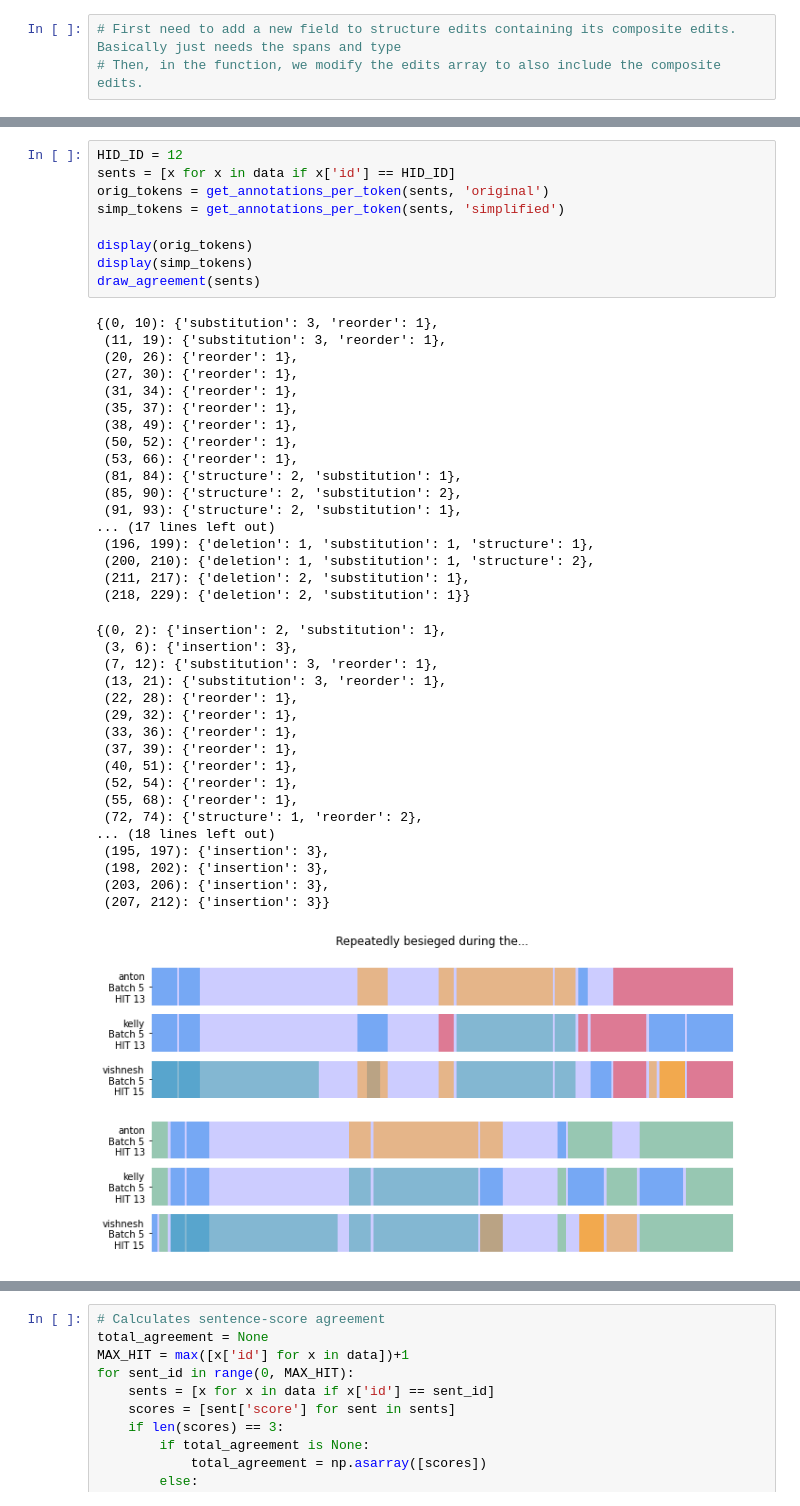
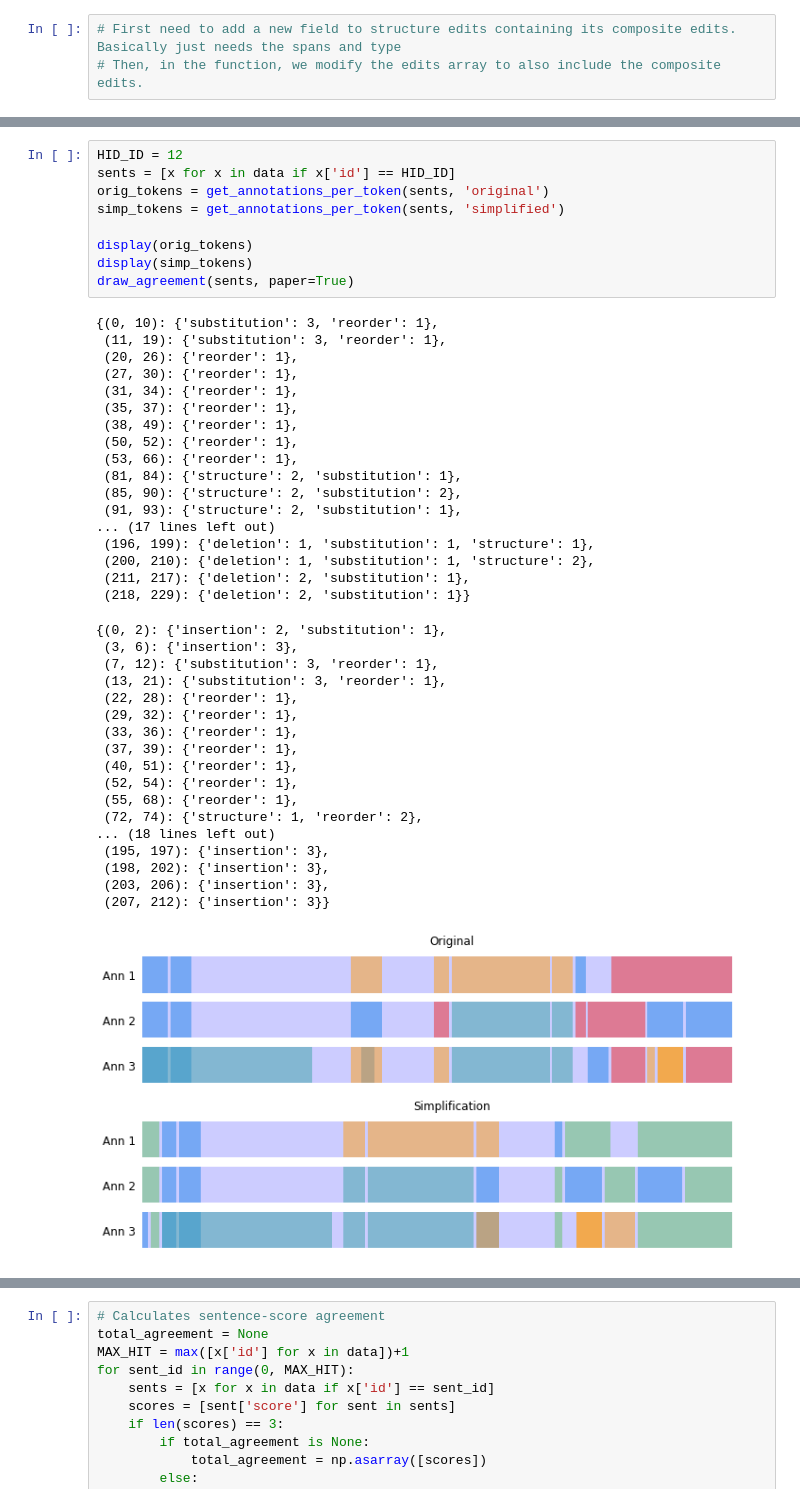
Before and after one commit to Yao-Dou/ts-annotation-tool, a Jupyter notebook: data/analysis/agreement.ipynb, the cells around one changed output, grey strips where cells are left out. Saved outputs shown, nothing was run; the diff lists cells and outputs as text.

```diff
--- a/data/analysis/agreement.ipynb
+++ b/data/analysis/agreement.ipynb
@@ -111,7 +184,7 @@ simp_tokens = get_annotations_per_token(sents, 'simplified')
 
 display(orig_tokens)
 display(simp_tokens)
-draw_agreement(sents)
+draw_agreement(sents, paper=True)
 # %% [output]
 {(0, 10): {'substitution': 3, 'reorder': 1},
  (11, 19): {'substitution': 3, 'reorder': 1},
@@ -120,34 +193,34 @@ draw_agreement(sents)
  (31, 34): {'reorder': 1},
  (35, 37): {'reorder': 1},
  (38, 49): {'reorder': 1},
  (50, 52): {'reorder': 1},
  (53, 66): {'reorder': 1},
  (81, 84): {'structure': 2, 'substitution': 1},
  (85, 90): {'structure': 2, 'substitution': 2},
  (91, 93): {'structure': 2, 'substitution': 1},
 ... (17 lines left out)
  (196, 199): {'deletion': 1, 'substitution': 1, 'structure': 1},
  (200, 210): {'deletion': 1, 'substitution': 1, 'structure': 2},
  (211, 217): {'deletion': 2, 'substitution': 1},
  (218, 229): {'deletion': 2, 'substitution': 1}}
 {(0, 2): {'insertion': 2, 'substitution': 1},
  (3, 6): {'insertion': 3},
  (7, 12): {'substitution': 3, 'reorder': 1},
  (13, 21): {'substitution': 3, 'reorder': 1},
  (22, 28): {'reorder': 1},
  (29, 32): {'reorder': 1},
  (33, 36): {'reorder': 1},
  (37, 39): {'reorder': 1},
  (40, 51): {'reorder': 1},
  (52, 54): {'reorder': 1},
  (55, 68): {'reorder': 1},
  (72, 74): {'structure': 1, 'reorder': 2},
 ... (18 lines left out)
  (195, 197): {'insertion': 3},
  (198, 202): {'insertion': 3},
  (203, 206): {'insertion': 3},
  (207, 212): {'insertion': 3}}
-[figure, old version]
+[figure, new version]
 # %%
 # Calculates % Agreement
 total_agreement = []
```
Also changed, not shown: parts of 11 cells of this notebook, 9 other files.
